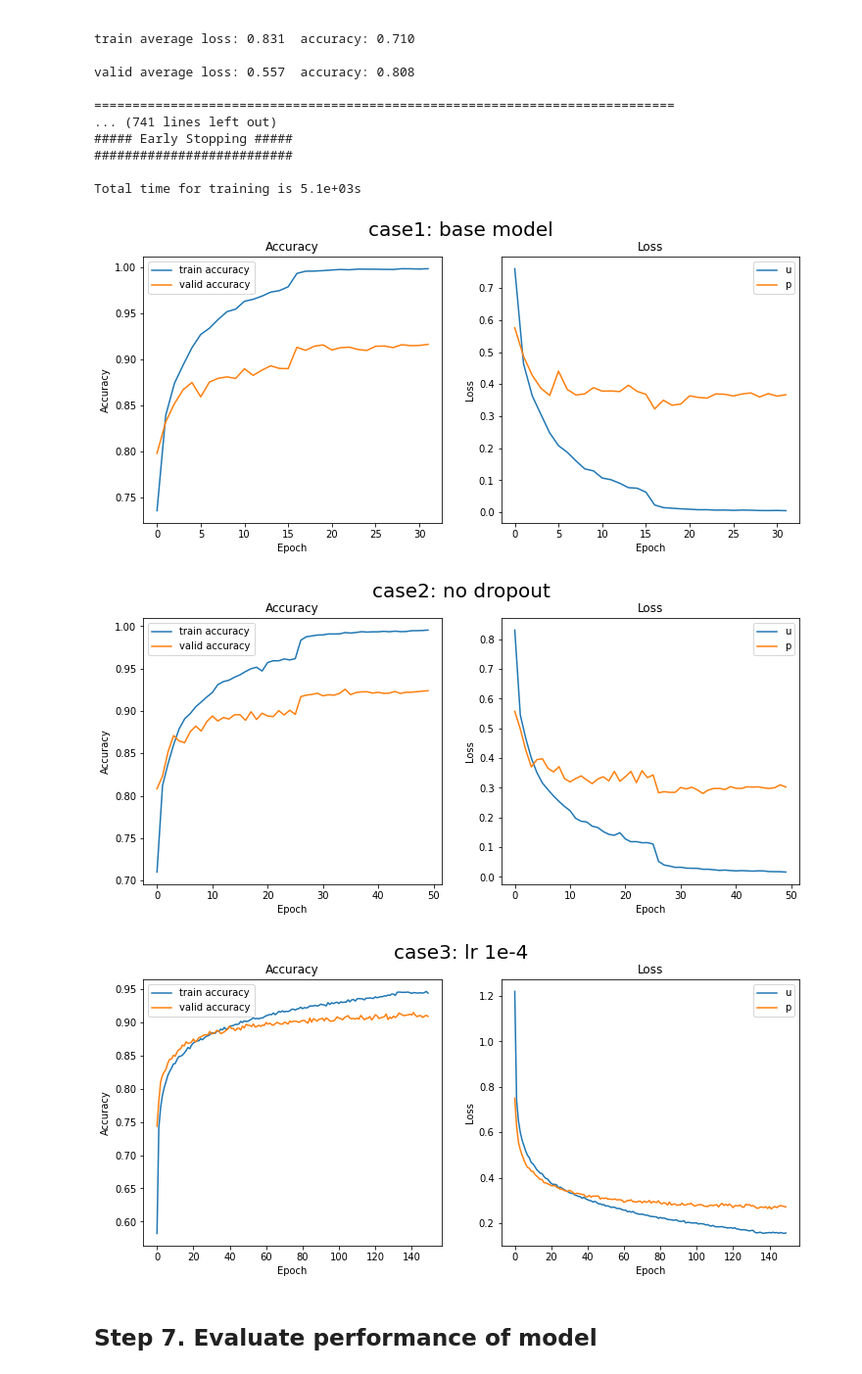
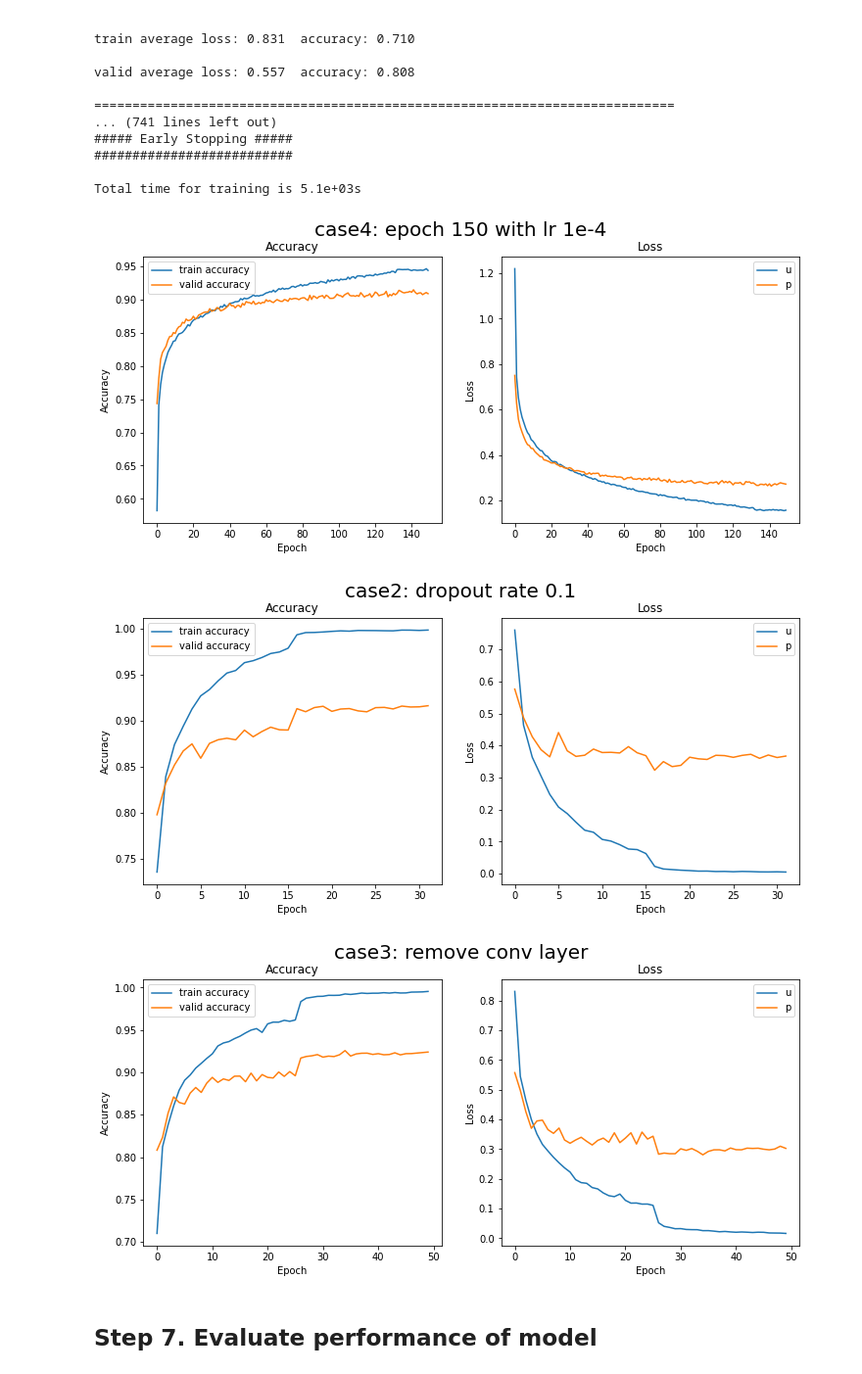
Before and after one commit to Sangh0/Classification, a Jupyter notebook: alexnet_practice2.ipynb, the cells around one changed output. Shown at 98% size. Drawn from its saved outputs; the diff is of its cells as text; code cells hidden in the pictures.

```diff
--- a/alexnet_practice2.ipynb
+++ b/alexnet_practice2.ipynb
@@ -463,7 +463,7 @@ class TrainModel(object):
 epoch150_lower_lr_alexnet = AlexNet(num_classes=10)
 summary(epoch150_lower_lr_alexnet, (3, 224, 224), device='cpu')
 
-case3_model = TrainModel(
+case4_model = TrainModel(
     model=epoch150_lower_lr_alexnet,
     lr=1e-4,
     epochs=150,
@@ -473,7 +473,7 @@ case3_model = TrainModel(
     es_path='epoch150_lr1e-4.pt',
 )
 
-history3 = case3_model.fit(train_loader, valid_loader)
+history4 = case4_model.fit(train_loader, valid_loader)
 # %% [output]
 Downloading: "https://download.pytorch.org/models/alexnet-owt-7be5be79.pth" to /root/.cache/torch/hub/checkpoints/alexnet-owt-7be5be79.pth
 ----------------------------------------------------------------
@@ -515,7 +515,7 @@ Total time for training is 1.4e+04s
 dropout01_alexnet = AlexNet(num_classes=10, dropout=0.1)
 summary(dropout01_alexnet, (3, 224, 224), device='cpu')
 
-case1_model = TrainModel(
+case5_model = TrainModel(
     model=dropout01_alexnet,
     lr=1e-2,
     epochs=90,
@@ -525,7 +525,7 @@ case1_model = TrainModel(
     es_path='dropout01_alexnet.pt',
 )
 
-history1 = case1_model.fit(train_loader, valid_loader)
+history5 = case5_model.fit(train_loader, valid_loader)
 # %% [output]
 ----------------------------------------------------------------
         Layer (type)               Output Shape         Param #
@@ -566,7 +566,7 @@ Total time for training is 2.9e+03s
 del_conv_alexnet = AlexNet(num_classes=10)
 summary(del_conv_alexnet, (3, 224, 224), device='cpu')
 
-case2_model = TrainModel(
+case6_model = TrainModel(
     model=del_conv_alexnet,
     lr=1e-2,
     epochs=90,
@@ -576,7 +576,7 @@ case2_model = TrainModel(
     es_path='del_conv_alexnet.pt'
 )
 
-history2 = case2_model.fit(train_loader, valid_loader)
+history6 = case6_model.fit(train_loader, valid_loader)
 # %% [output]
 ----------------------------------------------------------------
         Layer (type)               Output Shape         Param #
@@ -615,33 +615,33 @@ Total time for training is 5.1e+03s
 # %%
 def show_graphs(history, title):
     fig, ax = plt.subplots(1, 2, figsize=(12, 5))
     fig.suptitle(title, size=20)
     ax[0].plot(history['acc'], label='train accuracy')
     ax[0].plot(history['val_acc'], label='valid accuracy')
     ax[0].set_title('Accuracy')
     ax[0].set_xlabel('Epoch')
     ax[0].set_ylabel('Accuracy')
     ax[0].legend(loc='upper left')
 
     ax[1].plot(history['loss'], label='train loss')
     ax[1].plot(history['val_loss'], label='valid loss')
     ax[1].set_title('Loss')
     ax[1].set_xlabel('Epoch')
     ax[1].set_ylabel('Loss')
     ax[1].legend('upper left')
 
     plt.show()
 
 
 title_list = ['case4: epoch 150 with lr 1e-4', 'case2: dropout rate 0.1', 'case3: remove conv layer']
-historys = [history1, history2, history3]
+historys = [history4, history5, history6]
 
 for n in range(len(title_list)):
     show_graphs(historys[n], title_list[n])
 # %% [output]
-[figure, old version]
+[figure, new version]
-[figure, old version]
+[figure, new version]
-[figure, old version]
+[figure, new version]
 # %% [markdown]
 ## Step 7. Evaluate performance of model
 # %%
```
Also changed, not shown: parts of 1 cell of this notebook.
